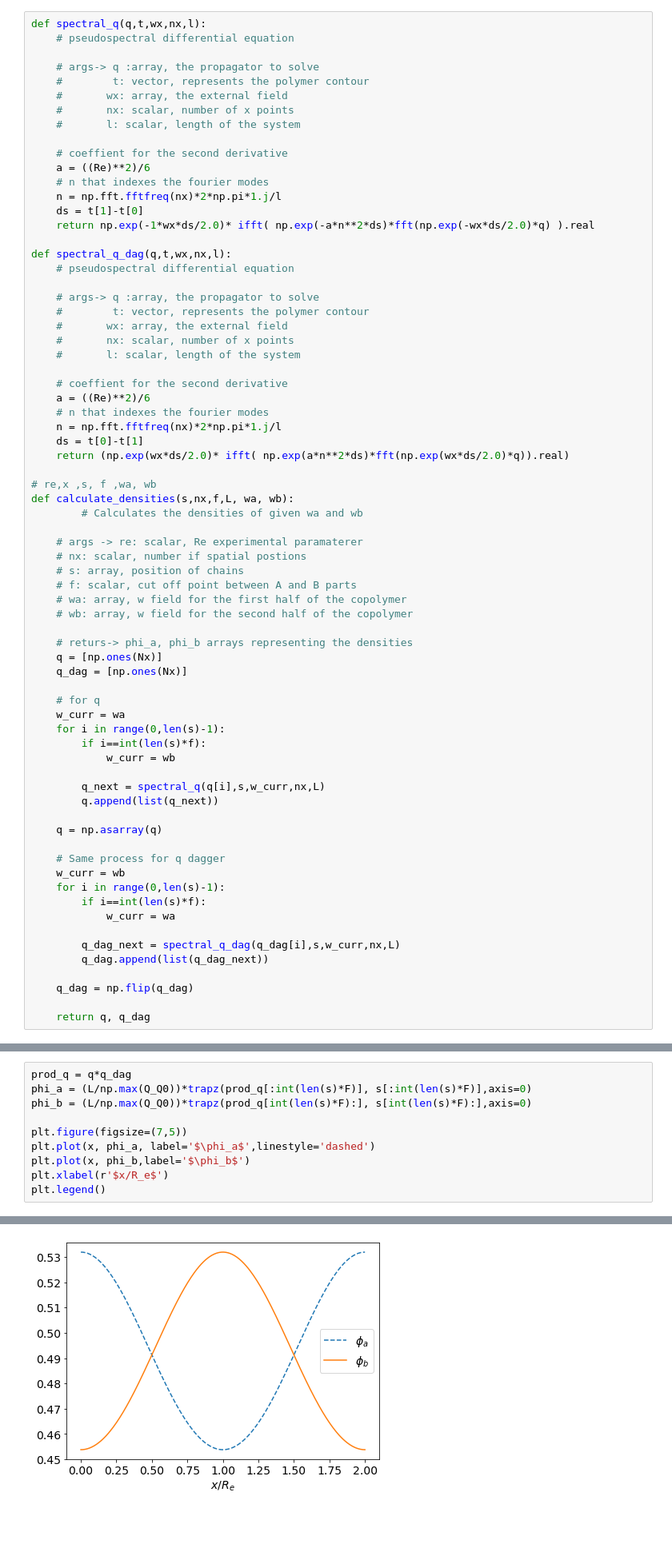
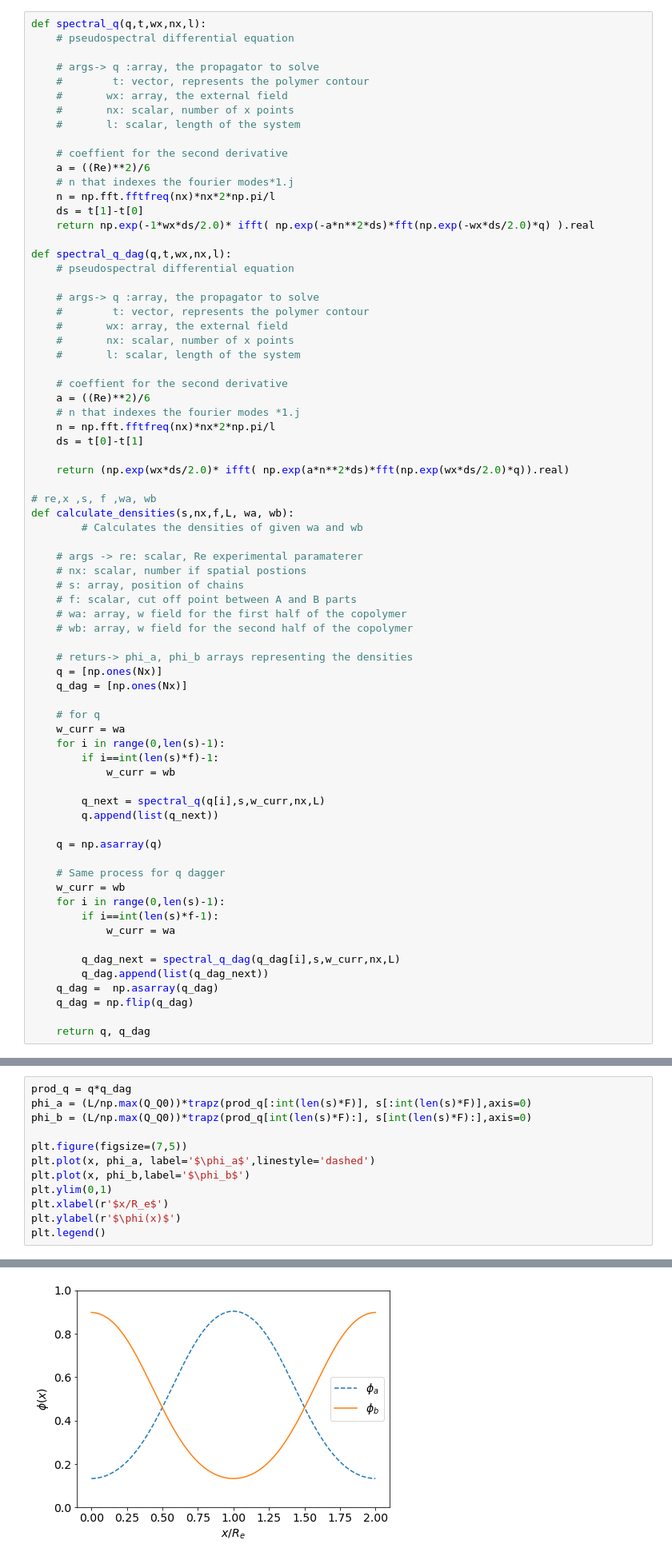
Before and after one commit to Ssalazar12/Physics, a Jupyter notebook: Self-Consistent Field Theory/Project 2_explicit_euler.ipynb, the cells around one changed output, grey strips where cells are left out. Shown: that part at 80% size. Cells and saved outputs as stored; diff of their text form; blank space fills up the shorter version.

```diff
--- a/Self-Consistent Field Theory/Project 2_explicit_euler.ipynb
+++ b/Self-Consistent Field Theory/Project 2_explicit_euler.ipynb
@@ -54,8 +54,8 @@ def spectral_q(q,t,wx,nx,l):
 
     # coeffient for the second derivative
     a = ((Re)**2)/6
-    # n that indexes the fourier modes
-    n = np.fft.fftfreq(nx)*2*np.pi*1.j/l
+    # n that indexes the fourier modes*1.j
+    n = np.fft.fftfreq(nx)*nx*2*np.pi/l
     ds = t[1]-t[0]
     return np.exp(-1*wx*ds/2.0)* ifft( np.exp(-a*n**2*ds)*fft(np.exp(-wx*ds/2.0)*q) ).real
 
@@ -70,9 +70,10 @@ def spectral_q_dag(q,t,wx,nx,l):
 
     # coeffient for the second derivative
     a = ((Re)**2)/6
-    # n that indexes the fourier modes
-    n = np.fft.fftfreq(nx)*2*np.pi*1.j/l
+    # n that indexes the fourier modes *1.j
+    n = np.fft.fftfreq(nx)*nx*2*np.pi/l
     ds = t[0]-t[1]
+
     return (np.exp(wx*ds/2.0)* ifft( np.exp(a*n**2*ds)*fft(np.exp(wx*ds/2.0)*q)).real)
 
 # re,x ,s, f ,wa, wb
@@ -93,7 +94,7 @@ def calculate_densities(s,nx,f,L, wa, wb):
     # for q
     w_curr = wa
     for i in range(0,len(s)-1):
-        if i==int(len(s)*f):
+        if i==int(len(s)*f)-1:
             w_curr = wb
 
         q_next = spectral_q(q[i],s,w_curr,nx,L)
@@ -104,12 +105,12 @@ def calculate_densities(s,nx,f,L, wa, wb):
     # Same process for q dagger
     w_curr = wb
     for i in range(0,len(s)-1):
-        if i==int(len(s)*f):
+        if i==int(len(s)*f-1):
             w_curr = wa
 
         q_dag_next = spectral_q_dag(q_dag[i],s,w_curr,nx,L)
         q_dag.append(list(q_dag_next))
-
+    q_dag =  np.asarray(q_dag)
     q_dag = np.flip(q_dag)
 
     return q, q_dag
@@ -137,16 +149,18 @@ plt.plot(Q_Q0)
 # %%
 prod_q = q*q_dag
 phi_a = (L/np.max(Q_Q0))*trapz(prod_q[:int(len(s)*F)], s[:int(len(s)*F)],axis=0)
 phi_b = (L/np.max(Q_Q0))*trapz(prod_q[int(len(s)*F):], s[int(len(s)*F):],axis=0)
 
 plt.figure(figsize=(7,5))
 plt.plot(x, phi_a, label='$\phi_a$',linestyle='dashed')
 plt.plot(x, phi_b,label='$\phi_b$')
+plt.ylim(0,1)
 plt.xlabel(r'$x/R_e$')
+plt.ylabel(r'$\phi(x)$')
 plt.legend()
 # %% [output]
 <matplotlib.legend.Legend at 0x...>
-[figure, old version]
+[figure, new version]
 # %% [markdown]
 ## SCFT
 
```
Also changed, not shown: parts of 6 cells of this notebook.
